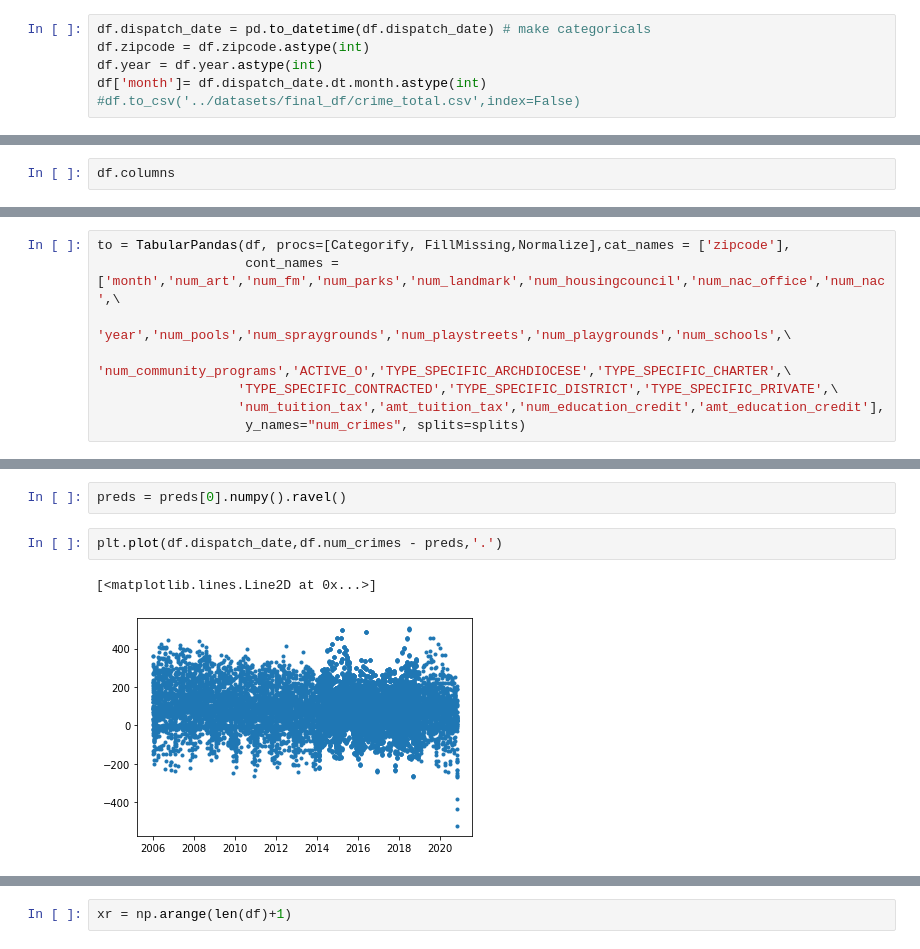
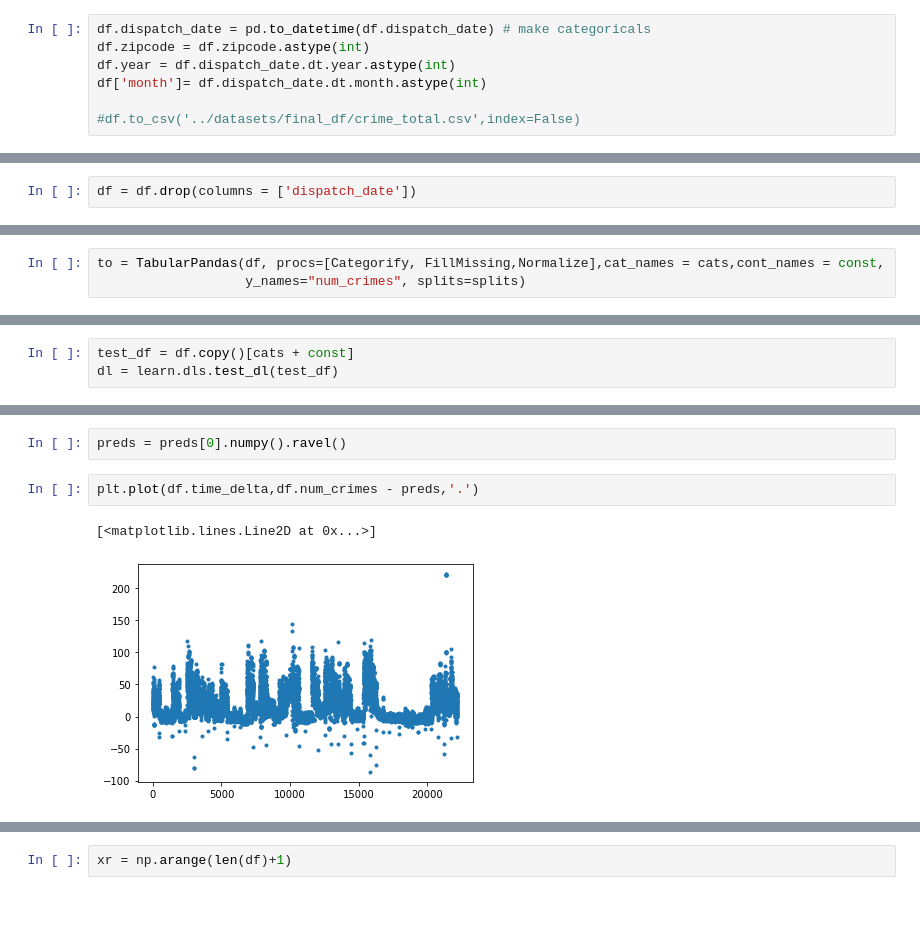
Before and after one commit to sarahjaynekessler/PhillyCrimeAndCommunity, a Jupyter notebook: code/FastAI_test.ipynb, the cells around one changed output, grey strips where cells are left out. Cells and saved outputs as stored; diff of their text form; blank space fills up the shorter version.

```diff
--- a/code/FastAI_test.ipynb
+++ b/code/FastAI_test.ipynb
@@ -9,8 +9,9 @@ df = pd.read_csv('../datasets/final_df/crime_total.csv') #read in dataframe
 # %%
 df.dispatch_date = pd.to_datetime(df.dispatch_date) # make categoricals
 df.zipcode = df.zipcode.astype(int)
-df.year = df.year.astype(int)
+df.year = df.dispatch_date.dt.year.astype(int)
 df['month']= df.dispatch_date.dt.month.astype(int)
+
 #df.to_csv('../datasets/final_df/crime_total.csv',index=False)
 # %%
 df['time_delta'] = df.index.values
@@ -17,2 +38,2 @@ df['time_delta'] = df.index.values
 # %%
-df.columns
+df = df.drop(columns = ['dispatch_date'])
@@ -57,10 +110,5 @@ splits
 # %%
-to = TabularPandas(df, procs=[Categorify, FillMissing,Normalize],cat_names = ['zipcode'],
-                   cont_names = ['month','num_art','num_fm','num_parks','num_landmark','num_housingcouncil','num_nac_office','num_nac',\
-                  'year','num_pools','num_spraygrounds','num_playstreets','num_playgrounds','num_schools',\
-                  'num_community_programs','ACTIVE_O','TYPE_SPECIFIC_ARCHDIOCESE','TYPE_SPECIFIC_CHARTER',\
-                  'TYPE_SPECIFIC_CONTRACTED','TYPE_SPECIFIC_DISTRICT','TYPE_SPECIFIC_PRIVATE',\
-                  'num_tuition_tax','amt_tuition_tax','num_education_credit','amt_education_credit'],
+to = TabularPandas(df, procs=[Categorify, FillMissing,Normalize],cat_names = cats,cont_names = const,
                    y_names="num_crimes", splits=splits)
 # %%
 dls = to.dataloaders(bs=64)
@@ -125,3 +166,6 @@ dl = learn.dls.test_dl(test_df)
+# %%
+test_df = df.copy()[cats + const]
+dl = learn.dls.test_dl(test_df)
 # %%
 preds = learn.get_preds(dl=dl)
 # %% [output]
@@ -129,9 +173,9 @@ preds = learn.get_preds(dl=dl)
 # %%
 preds = preds[0].numpy().ravel()
 # %%
-plt.plot(df.dispatch_date,df.num_crimes - preds,'.')
+plt.plot(df.time_delta,df.num_crimes - preds,'.')
 # %% [output]
 [<matplotlib.lines.Line2D at 0x...>]
-[figure, old version]
+[figure, new version]
 # %%
 plt.plot(preds,df.num_crimes,'o')
```
Also changed, not shown: parts of 19 cells of this notebook, 14 other files.
